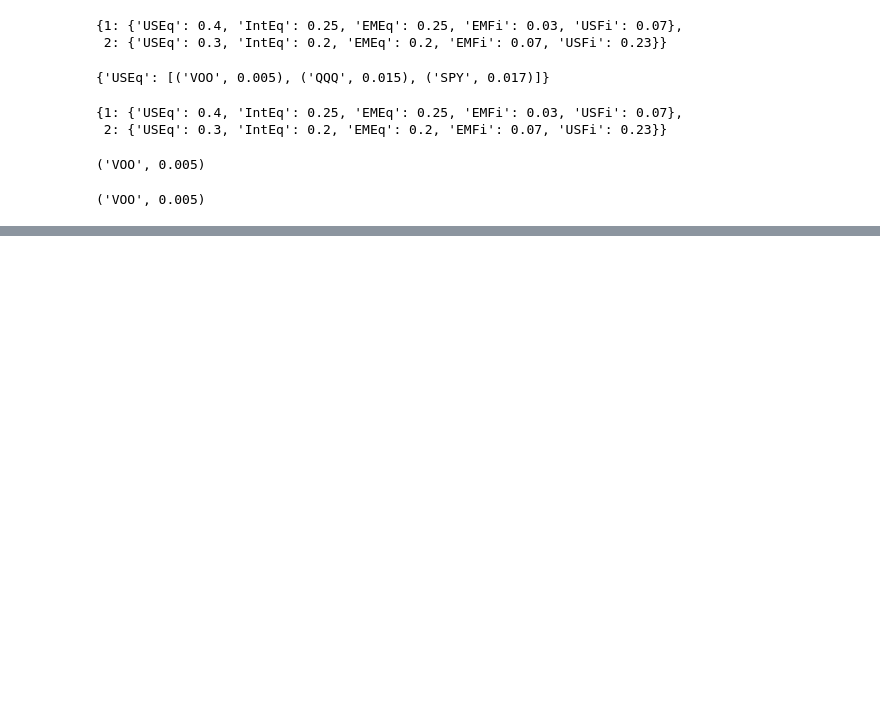
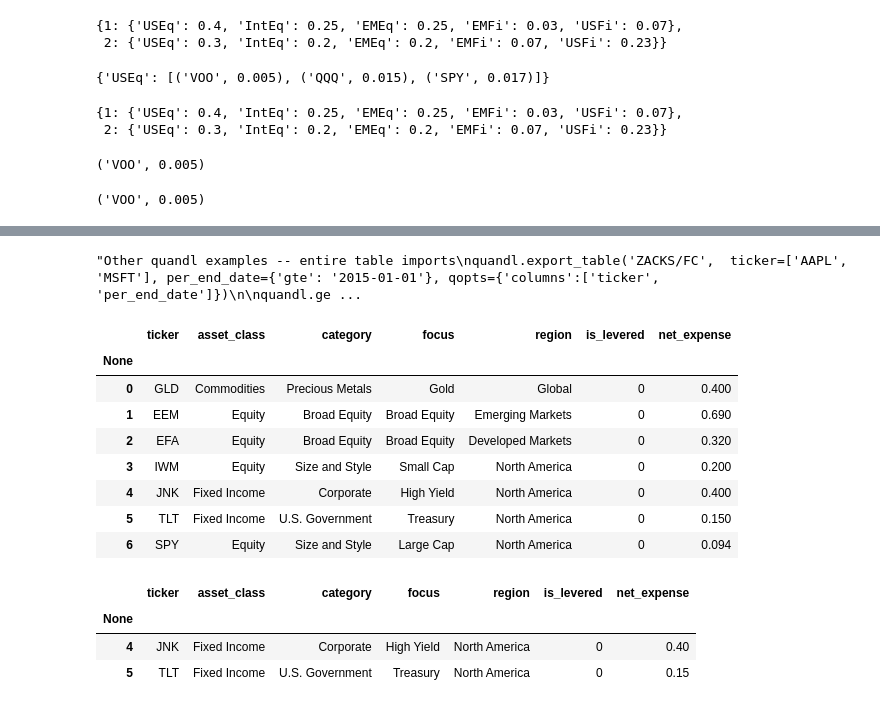
Before and after one commit to zoakes/OptimalETF, a Jupyter notebook: ETFOpt.ipynb, the cells around one changed output, grey strips where cells are left out. Cells and saved outputs as stored; diff of their text form; code cells hidden in the pictures; blank space fills up the shorter version.

Commit message:
Added Data Package -- Quandl
Segments added (great) -- ETFData (Needs some refining)

```diff
--- a/ETFOpt.ipynb
+++ b/ETFOpt.ipynb
@@ -367,0 +466,5 @@ Effective Expense Ratio: 0.01743
+# %%
+import quandl
+
+quandl.ApiConfig.api_key = 'bNhmL6hk7a3boYd7Rbfz'
+quandl.get_table('ETFG/INDP', date='2018-01-02', ticker='GLD')
@@ -367,0 +476,25 @@ Effective Expense Ratio: 0.01743
+# %%
+'''Other quandl examples -- entire table imports
+quandl.export_table('ZACKS/FC',  ticker=['AAPL', 'MSFT'], per_end_date={'gte': '2015-01-01'}, qopts={'columns':['ticker', 'per_end_date']})
+
+quandl.get_table('MER/F1', paginate=True)
+
+quandl.export_table('MER/F1')
+'''
+# %% [output]
+"Other quandl examples -- entire table imports\nquandl.export_table('ZACKS/FC',  ticker=['AAPL', 'MSFT'], per_end_date={'gte': '2015-01-01'}, qopts={'columns':['ticker', 'per_end_date']})\n\nquandl.ge ...
+# %%
+etfs = quandl.get_table('ETFG/INDP', date='2018-01-02',ticker='SPY,GLD,EEM,EFA,TLT,JNK,IWM')
+cols_to_keep = ['ticker','net_expense','is_levered','asset_class','category','focus','region']
+etfs.drop(columns=[i for i in etfs.columns if i not in cols_to_keep],inplace=True)
+etfs
+# %% [output]
+|  | ticker | asset_class | category | focus | region | is_levered | net_expense |
+| None |  |  |  |  |  |  |  |
+| 0 | GLD | Commodities | Precious Metals | Gold | Global | 0 | 0.400 |
+| 1 | EEM | Equity | Broad Equity | Broad Equity | Emerging Markets | 0 | 0.690 |
+| 2 | EFA | Equity | Broad Equity | Broad Equity | Developed Markets | 0 | 0.320 |
+| 3 | IWM | Equity | Size and Style | Small Cap | North America | 0 | 0.200 |
+| 4 | JNK | Fixed Income | Corporate | High Yield | North America | 0 | 0.400 |
+| 5 | TLT | Fixed Income | U.S. Government | Treasury | North America | 0 | 0.150 |
+| 6 | SPY | Equity | Size and Style | Large Cap | North America | 0 | 0.094 |
@@ -367,0 +523,23 @@ Effective Expense Ratio: 0.01743
+# %%
+'''Turn into global dict / switch?'''
+
+#Will require global dataframe with name 'etfs' -- keep that in mind.
+SEGMENTS = {
+    'USFi': USFi,
+    'USCFi':USCFi,
+    'Eq':Eq,
+    'USEq':USEq,
+    'LC':LC,
+    'SC':SC,
+    'EM':EM,
+    'DM':DM,
+    'M':M,
+    'G':G
+}
+
+SEGMENTS['USFi']
+# %% [output]
+|  | ticker | asset_class | category | focus | region | is_levered | net_expense |
+| None |  |  |  |  |  |  |  |
+| 4 | JNK | Fixed Income | Corporate | High Yield | North America | 0 | 0.40 |
+| 5 | TLT | Fixed Income | U.S. Government | Treasury | North America | 0 | 0.15 |
```
Also changed, not shown: parts of 7 cells of this notebook.
